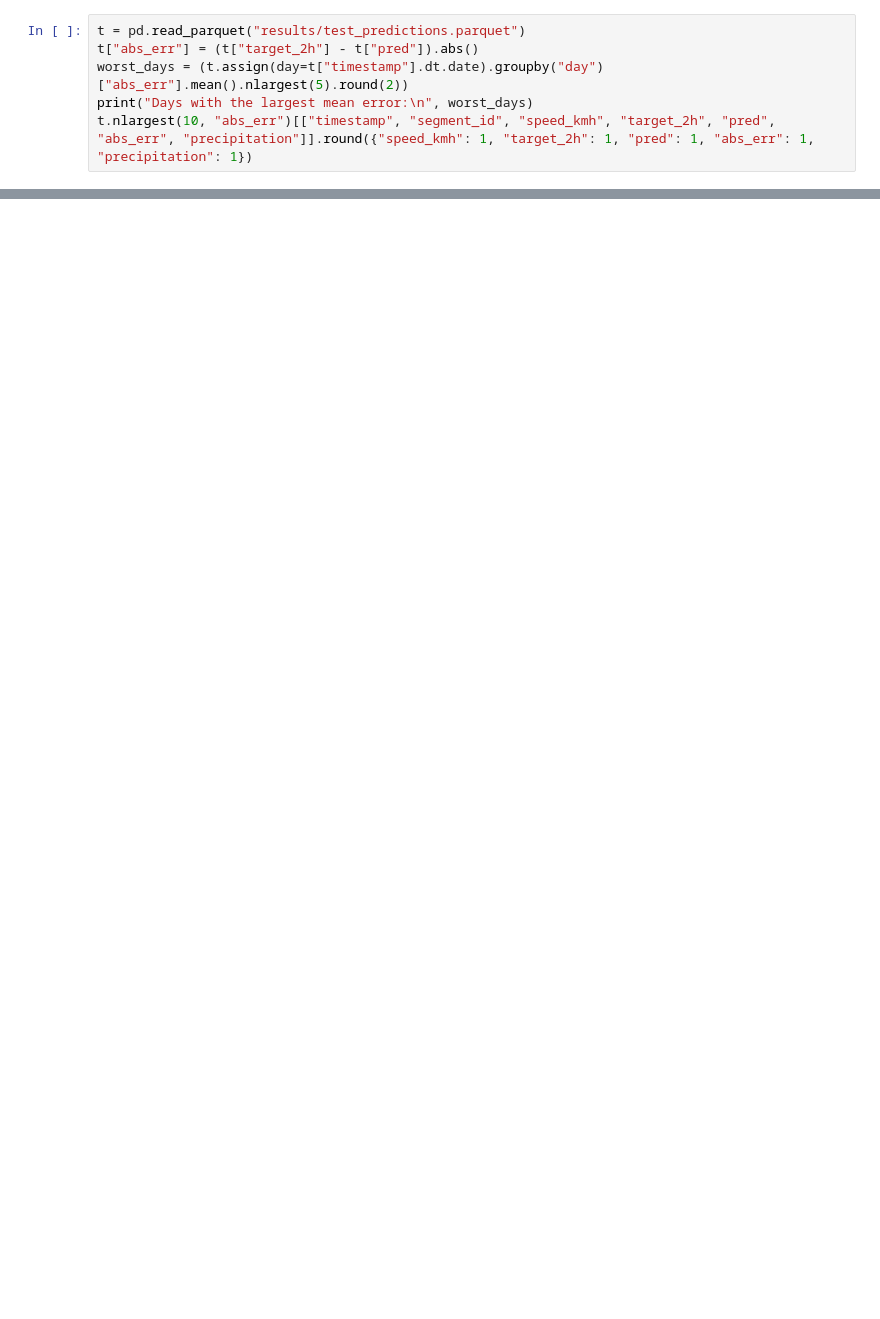
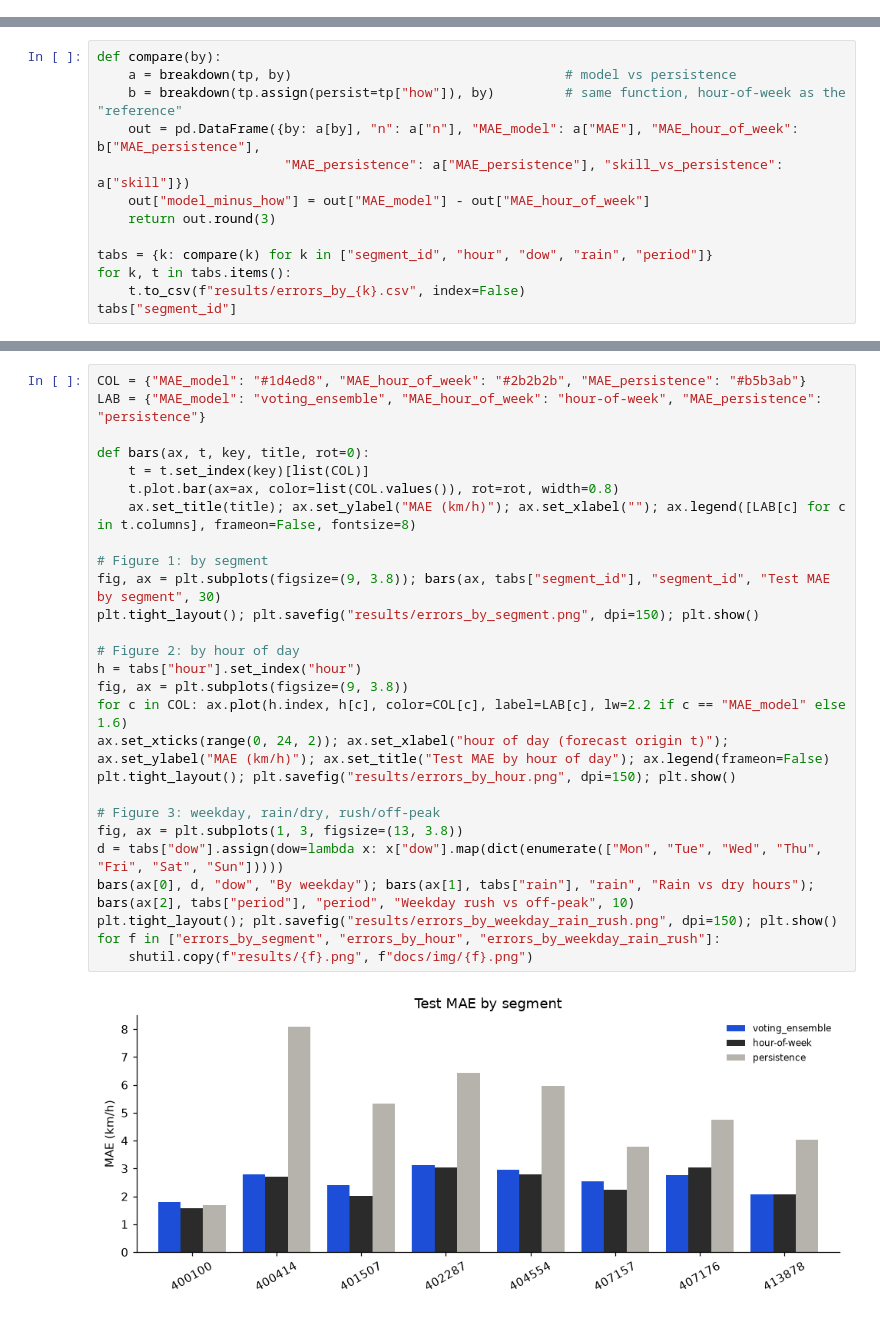
Before and after one commit to Shrey0407/Traffic-flow-prediction, a Jupyter notebook: notebooks/04_errors_and_limitations.ipynb, the cells around one changed output, grey strips where cells are left out. Drawn from its saved outputs; the diff is of its cells as text; blank space fills up the shorter version.

```diff
--- a/notebooks/04_errors_and_limitations.ipynb
+++ b/notebooks/04_errors_and_limitations.ipynb
@@ -31,6 +31,0 @@ plt.tight_layout(); plt.savefig("results/breakdowns.png", dpi=150); plt.show()
-# %%
-t = pd.read_parquet("results/test_predictions.parquet")
-t["abs_err"] = (t["target_2h"] - t["pred"]).abs()
-worst_days = (t.assign(day=t["timestamp"].dt.date).groupby("day")["abs_err"].mean().nlargest(5).round(2))
-print("Days with the largest mean error:\n", worst_days)
-t.nlargest(10, "abs_err")[["timestamp", "segment_id", "speed_kmh", "target_2h", "pred", "abs_err", "precipitation"]].round({"speed_kmh": 1, "target_2h": 1, "pred": 1, "abs_err": 1, "precipitation": 1})
@@ -49,0 +35,13 @@ Add your own specific limitations from the results (for example, anything the da
+# %%
+def compare(by):
+    a = breakdown(tp, by)                                   # model vs persistence
+    b = breakdown(tp.assign(persist=tp["how"]), by)         # same function, hour-of-week as the "reference"
+    out = pd.DataFrame({by: a[by], "n": a["n"], "MAE_model": a["MAE"], "MAE_hour_of_week": b["MAE_persistence"],
+                        "MAE_persistence": a["MAE_persistence"], "skill_vs_persistence": a["skill"]})
+    out["model_minus_how"] = out["MAE_model"] - out["MAE_hour_of_week"]
+    return out.round(3)
+
+tabs = {k: compare(k) for k in ["segment_id", "hour", "dow", "rain", "period"]}
+for k, t in tabs.items():
+    t.to_csv(f"results/errors_by_{k}.csv", index=False)
+tabs["segment_id"]
@@ -49,0 +58,29 @@ Add your own specific limitations from the results (for example, anything the da
+# %%
+COL = {"MAE_model": "#1d4ed8", "MAE_hour_of_week": "#2b2b2b", "MAE_persistence": "#b5b3ab"}
+LAB = {"MAE_model": "voting_ensemble", "MAE_hour_of_week": "hour-of-week", "MAE_persistence": "persistence"}
+
+def bars(ax, t, key, title, rot=0):
+    t = t.set_index(key)[list(COL)]
+    t.plot.bar(ax=ax, color=list(COL.values()), rot=rot, width=0.8)
+    ax.set_title(title); ax.set_ylabel("MAE (km/h)"); ax.set_xlabel(""); ax.legend([LAB[c] for c in t.columns], frameon=False, fontsize=8)
+
+# Figure 1: by segment
+fig, ax = plt.subplots(figsize=(9, 3.8)); bars(ax, tabs["segment_id"], "segment_id", "Test MAE by segment", 30)
+plt.tight_layout(); plt.savefig("results/errors_by_segment.png", dpi=150); plt.show()
+
+# Figure 2: by hour of day
+h = tabs["hour"].set_index("hour")
+fig, ax = plt.subplots(figsize=(9, 3.8))
+for c in COL: ax.plot(h.index, h[c], color=COL[c], label=LAB[c], lw=2.2 if c == "MAE_model" else 1.6)
+ax.set_xticks(range(0, 24, 2)); ax.set_xlabel("hour of day (forecast origin t)"); ax.set_ylabel("MAE (km/h)"); ax.set_title("Test MAE by hour of day"); ax.legend(frameon=False)
+plt.tight_layout(); plt.savefig("results/errors_by_hour.png", dpi=150); plt.show()
+
+# Figure 3: weekday, rain/dry, rush/off-peak
+fig, ax = plt.subplots(1, 3, figsize=(13, 3.8))
+d = tabs["dow"].assign(dow=lambda x: x["dow"].map(dict(enumerate(["Mon", "Tue", "Wed", "Thu", "Fri", "Sat", "Sun"]))))
+bars(ax[0], d, "dow", "By weekday"); bars(ax[1], tabs["rain"], "rain", "Rain vs dry hours"); bars(ax[2], tabs["period"], "period", "Weekday rush vs off-peak", 10)
+plt.tight_layout(); plt.savefig("results/errors_by_weekday_rain_rush.png", dpi=150); plt.show()
+for f in ["errors_by_segment", "errors_by_hour", "errors_by_weekday_rain_rush"]:
+    shutil.copy(f"results/{f}.png", f"docs/img/{f}.png")
+# %% [output]
+[figure, added]
```
Also changed, not shown: parts of 25 cells of this notebook, 53 other files.
